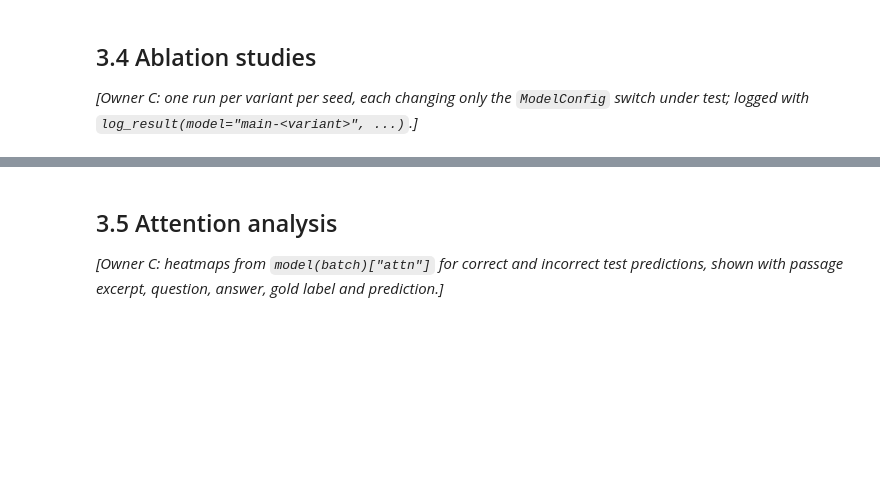
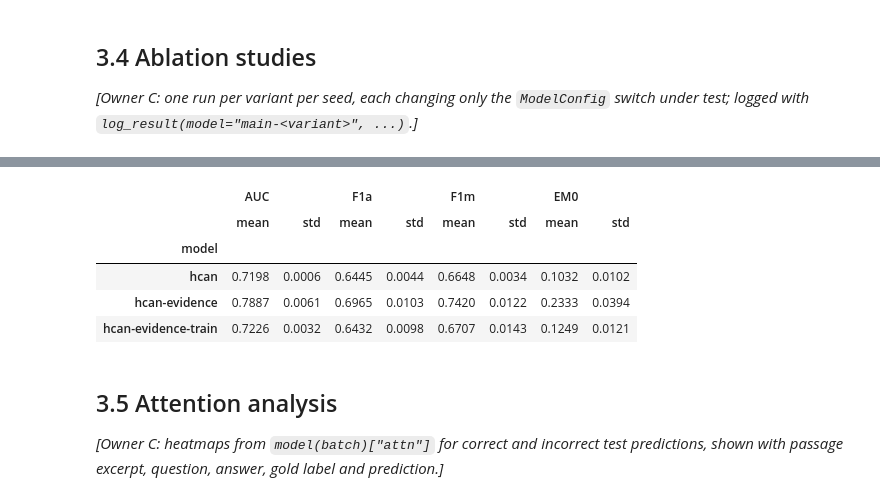
Before and after one commit to rayhao-han/NLP_Proj, a Jupyter notebook: CITS4012_Group56.ipynb, the cells around one changed output, grey strips where cells are left out. Drawn from its saved outputs; the diff is of its cells as text; code cells hidden in the pictures; blank space fills up the shorter version.

```diff
--- a/CITS4012_Group56.ipynb
+++ b/CITS4012_Group56.ipynb
@@ -1214,3 +1184,17 @@ pd.read_csv(RESULTS_CSV) if RESULTS_CSV.exists() else "no results logged yet"
+# %%
+EVIDENCE_NAME, EVIDENCE_TRAIN_NAME = "hcan-evidence", "hcan-evidence-train"
+run_seeds(EVIDENCE_NAME, main_cfg, train=evidence_only(train_df), val=evidence_only(val_df), test=evidence_only(test_df))
+run_seeds(EVIDENCE_TRAIN_NAME, main_cfg, train=evidence_only(train_df))   # val and test stay full passages
+
+# test metrics, mean and std over seeds
+seed_summary(MAIN_NAME, EVIDENCE_NAME, EVIDENCE_TRAIN_NAME).xs("test", level="split")
+# %% [output]
+|  | AUC |  | F1a |  | F1m |  | EM0 |  |
+|  | mean | std | mean | std | mean | std | mean | std |
+| model |  |  |  |  |  |  |  |  |
+| hcan | 0.7198 | 0.0006 | 0.6445 | 0.0044 | 0.6648 | 0.0034 | 0.1032 | 0.0102 |
+| hcan-evidence | 0.7887 | 0.0061 | 0.6965 | 0.0103 | 0.7420 | 0.0122 | 0.2333 | 0.0394 |
+| hcan-evidence-train | 0.7226 | 0.0032 | 0.6432 | 0.0098 | 0.6707 | 0.0143 | 0.1249 | 0.0121 |
 # %% [markdown]
 ## 3.5 Attention analysis
 *[Owner C: heatmaps from `model(batch)["attn"]` for correct and incorrect test predictions, shown with passage excerpt, question, answer, gold label and prediction.]*
```
Also changed, not shown: parts of 8 cells of this notebook, 25 other files.
